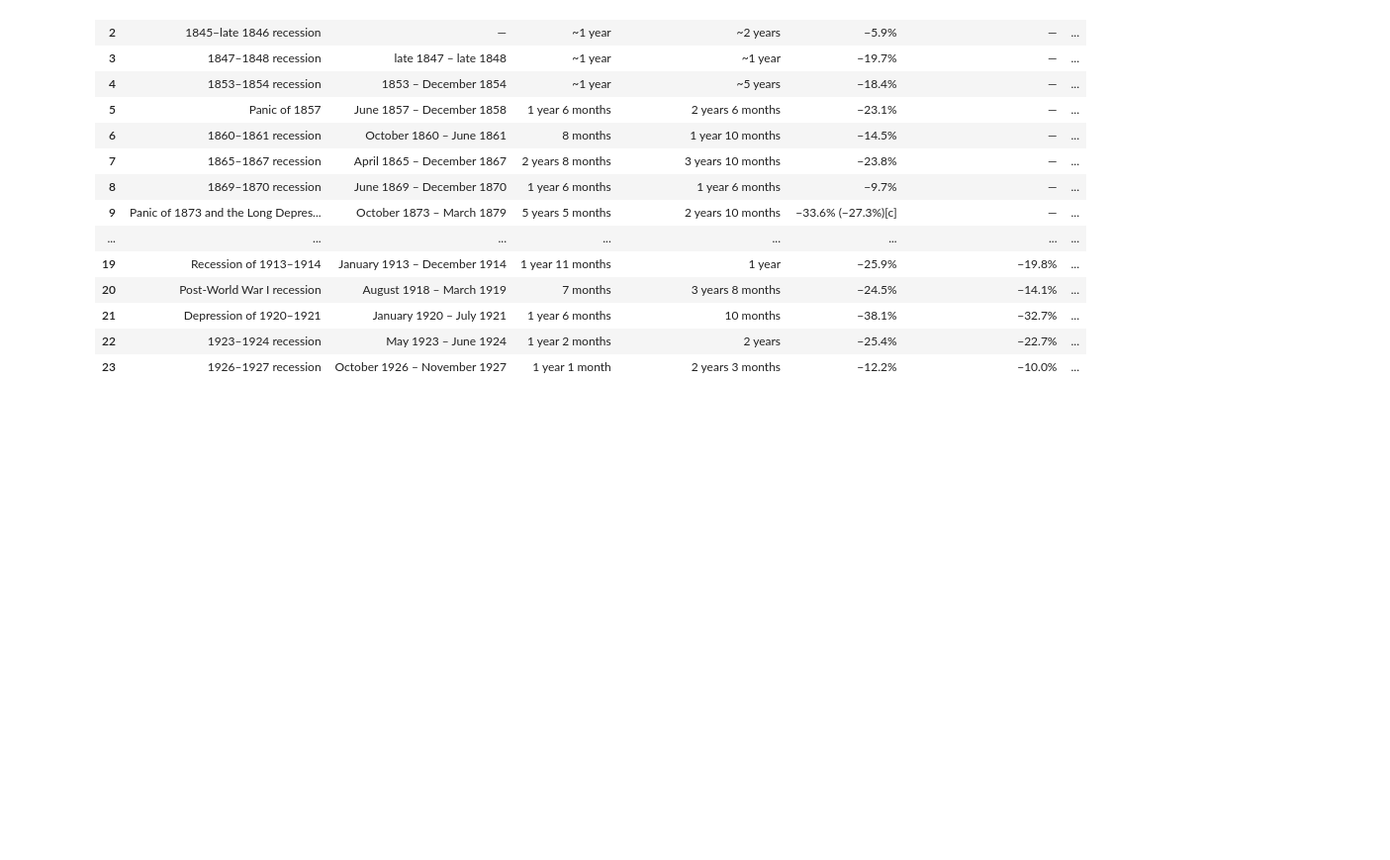
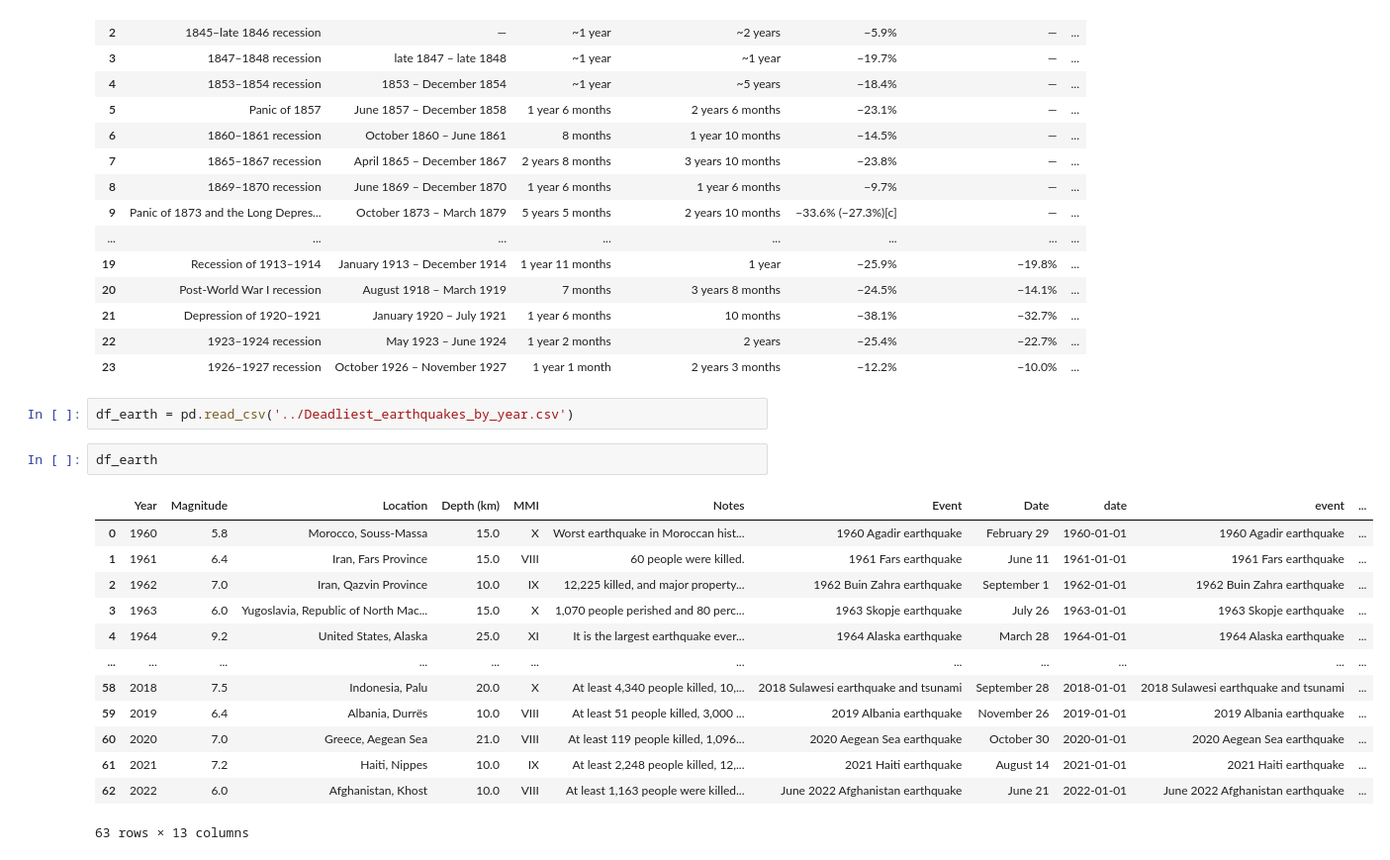
Before and after one commit to gakshat14/hist_time, a Jupyter notebook: notebooks/web_scrapper.ipynb, the cells around one changed output. Shown: that part at 99% size. Drawn from its saved outputs; the diff is of its cells as text; blank space fills up the shorter version.

```diff
--- a/notebooks/web_scrapper.ipynb
+++ b/notebooks/web_scrapper.ipynb
@@ -184,3 +184,21 @@ df
 | 21 | Depression of 1920–1921 | January 1920 – July 1921 | 1 year 6 months | 10 months | −38.1% | −32.7% | ... |
 | 22 | 1923–1924 recession | May 1923 – June 1924 | 1 year 2 months | 2 years | −25.4% | −22.7% | ... |
 | 23 | 1926–1927 recession | October 1926 – November 1927 | 1 year 1 month | 2 years 3 months | −12.2% | −10.0% | ... |
+# %%
+df_earth = pd.read_csv('../Deadliest_earthquakes_by_year.csv')
+# %%
+df_earth
+# %% [output]
+|  | Year | Magnitude | Location | Depth (km) | MMI | Notes | Event | Date | date | event | ... |
+| 0 | 1960 | 5.8 | Morocco, Souss-Massa | 15.0 | X | Worst earthquake in Moroccan hist... | 1960 Agadir earthquake | February 29 | 1960-01-01 | 1960 Agadir earthquake | ... |
+| 1 | 1961 | 6.4 | Iran, Fars Province | 15.0 | VIII | 60 people were killed. | 1961 Fars earthquake | June 11 | 1961-01-01 | 1961 Fars earthquake | ... |
+| 2 | 1962 | 7.0 | Iran, Qazvin Province | 10.0 | IX | 12,225 killed, and major property... | 1962 Buin Zahra earthquake | September 1 | 1962-01-01 | 1962 Buin Zahra earthquake | ... |
+| 3 | 1963 | 6.0 | Yugoslavia, Republic of North Mac... | 15.0 | X | 1,070 people perished and 80 perc... | 1963 Skopje earthquake | July 26 | 1963-01-01 | 1963 Skopje earthquake | ... |
+| 4 | 1964 | 9.2 | United States, Alaska | 25.0 | XI | It is the largest earthquake ever... | 1964 Alaska earthquake | March 28 | 1964-01-01 | 1964 Alaska earthquake | ... |
+| ... | ... | ... | ... | ... | ... | ... | ... | ... | ... | ... | ... |
+| 58 | 2018 | 7.5 | Indonesia, Palu | 20.0 | X | At least 4,340 people killed, 10,... | 2018 Sulawesi earthquake and tsunami | September 28 | 2018-01-01 | 2018 Sulawesi earthquake and tsunami | ... |
+| 59 | 2019 | 6.4 | Albania, Durrës | 10.0 | VIII | At least 51 people killed, 3,000 ... | 2019 Albania earthquake | November 26 | 2019-01-01 | 2019 Albania earthquake | ... |
+| 60 | 2020 | 7.0 | Greece, Aegean Sea | 21.0 | VIII | At least 119 people killed, 1,096... | 2020 Aegean Sea earthquake | October 30 | 2020-01-01 | 2020 Aegean Sea earthquake | ... |
+| 61 | 2021 | 7.2 | Haiti, Nippes | 10.0 | IX | At least 2,248 people killed, 12,... | 2021 Haiti earthquake | August 14 | 2021-01-01 | 2021 Haiti earthquake | ... |
+| 62 | 2022 | 6.0 | Afghanistan, Khost | 10.0 | VIII | At least 1,163 people were killed... | June 2022 Afghanistan earthquake | June 21 | 2022-01-01 | June 2022 Afghanistan earthquake | ... |
+63 rows × 13 columns
```
Also changed, not shown: parts of 12 cells of this notebook, 6 other files.
